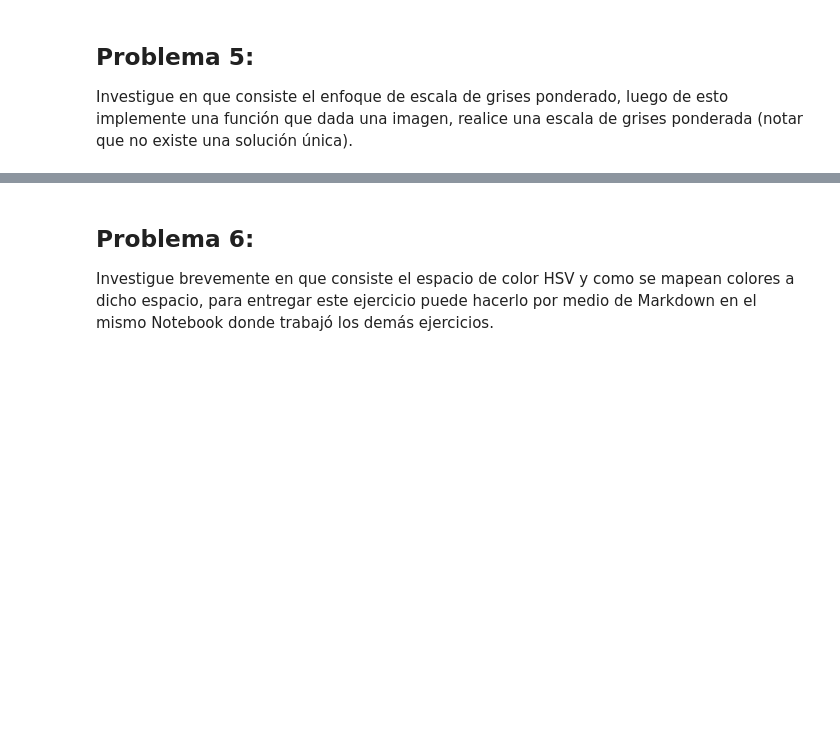
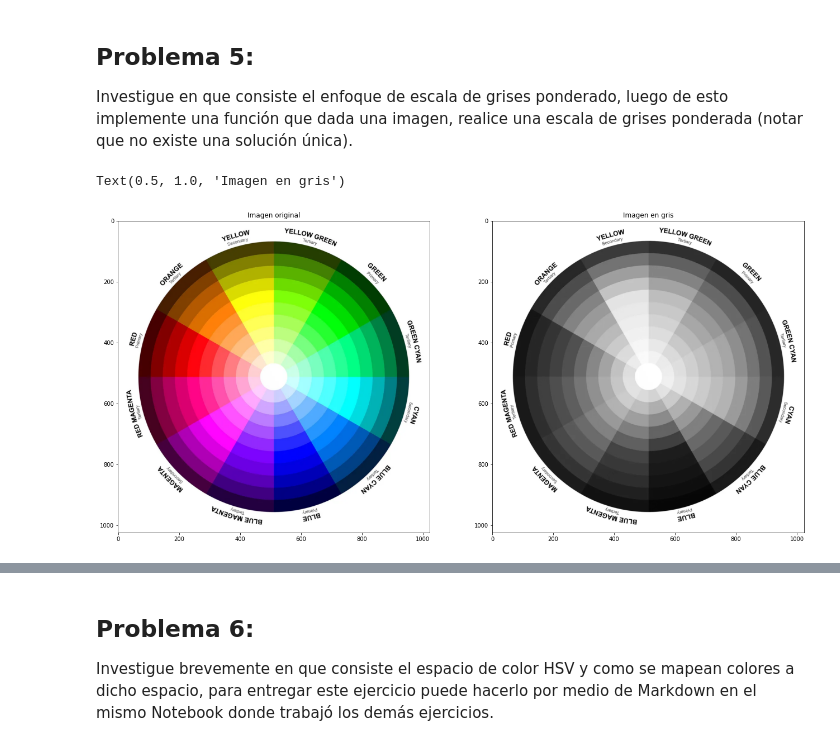
Before and after one commit to dennis-ciancoders/text_minning_and_image_recognition, a Jupyter notebook: lab1/lab1.ipynb, the cells around one changed output, grey strips where cells are left out. Saved outputs shown, nothing was run; the diff lists cells and outputs as text; code cells hidden in the pictures; blank space fills up the shorter version.

```diff
--- a/lab1/lab1.ipynb
+++ b/lab1/lab1.ipynb
@@ -162,3 +202,32 @@ de la distribución.
 Investigue en que consiste el enfoque de escala de grises ponderado, luego de esto implemente una
 función que dada una imagen, realice una escala de grises ponderada (notar que no existe una
 solución única).
+# %%
+def conv_gris_ponderado(imagen):
+    """
+    Convierte una imagen en gris, por medio de promedio ponderado.
+    """
+    assert type(imagen) is np.ndarray, "La imagen debe ser una matriz numpy"
+    assert imagen.shape[2] == 3, "La imagen debe tener 3 canales"
+
+    img_r = imagen[:, :, 0]
+    img_g = imagen[:, :, 1]
+    img_b = imagen[:, :, 2]
+
+    # en grises ponderados se multiplica cada canal por su correspondiente
+    # factor, dependiendo de la sensibilidad del ojo humano a cada color
+    img_gray = (img_r * 0.3 + img_g * 0.59 + img_b * 0.11)
+    return img_gray
+
+imagen = cv2.imread('imagenes/colors.webp')
+imagen = cv2.cvtColor(imagen, cv2.COLOR_BGR2RGB)
+gris = conv_gris_ponderado(imagen)
+
+fig, axes = plt.subplots(nrows=1, ncols=2, figsize=(22, 14))
+axes[0].imshow(imagen)
+axes[0].set_title('Imagen original')
+axes[1].imshow(gris, cmap='gray')
+axes[1].set_title('Imagen en gris')
+# %% [output]
+Text(0.5, 1.0, 'Imagen en gris')
+[figure, added]
```
Also changed, not shown: parts of 4 cells of this notebook, 3 other files.
